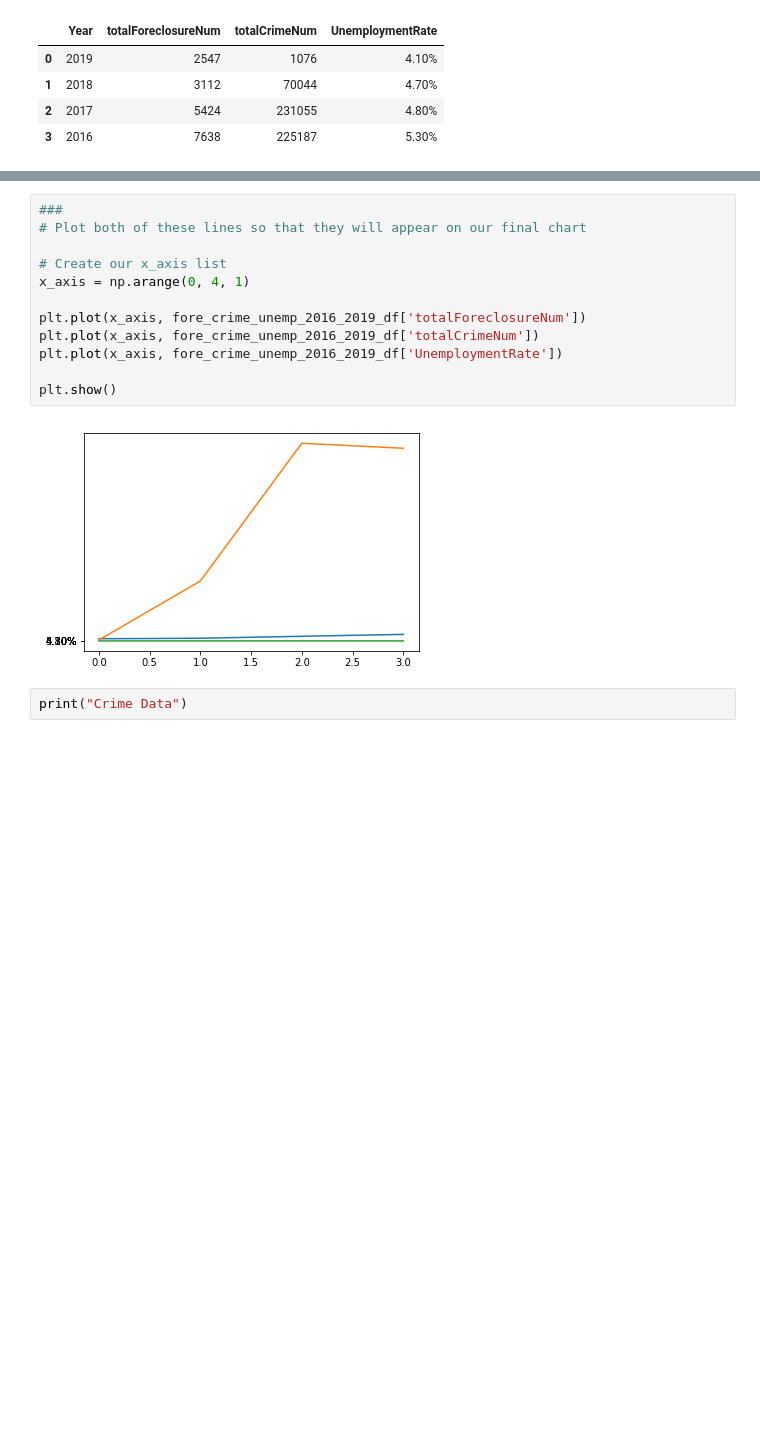
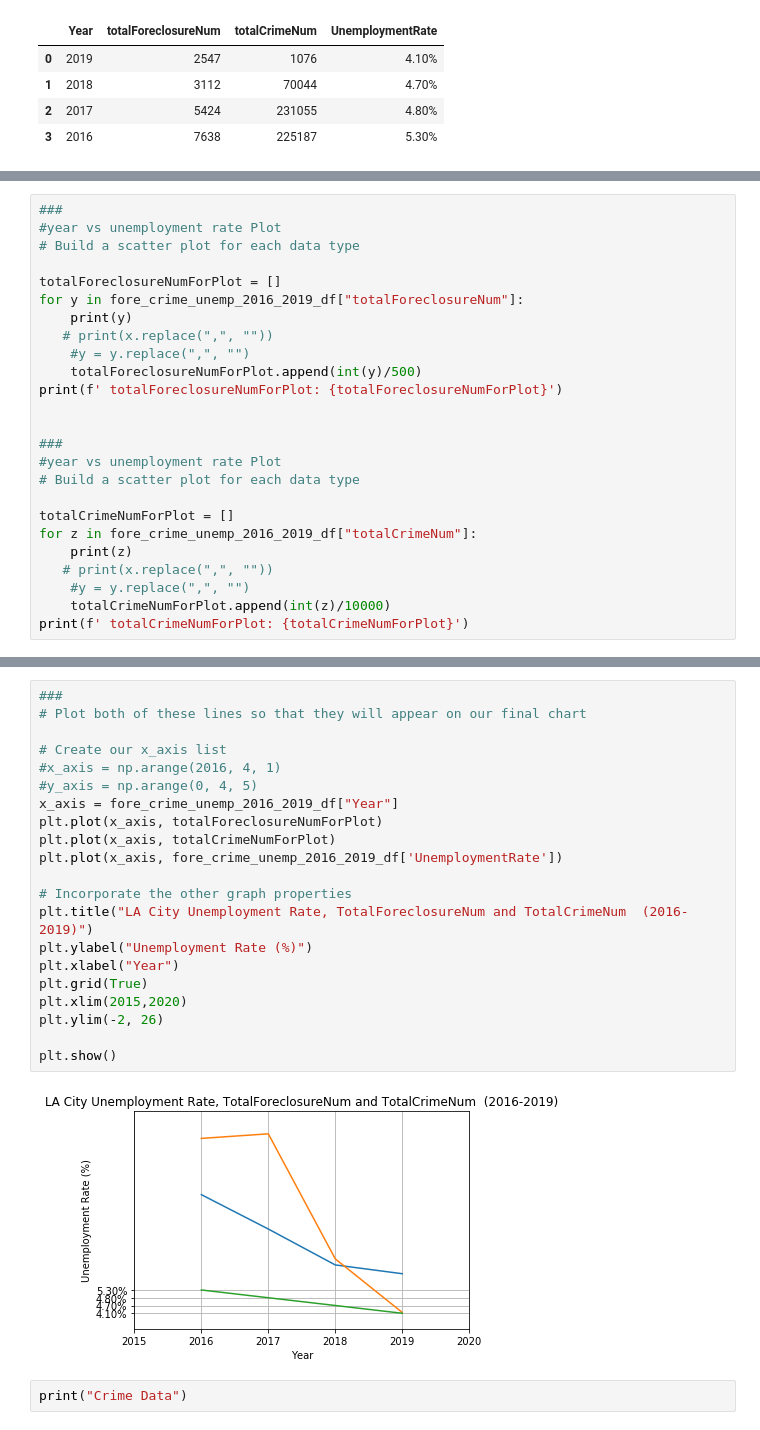
Before and after one commit to lisatian8/python-project1-challenge, a Jupyter notebook: UnemploymentRatePy.ipynb, the cells around one changed output, grey strips where cells are left out. Drawn from its saved outputs; the diff is of its cells as text; blank space fills up the shorter version.

```diff
--- a/UnemploymentRatePy.ipynb
+++ b/UnemploymentRatePy.ipynb
@@ -475,0 +479,25 @@ KeyError: 'LaborForce'
+# %%
+###
+#year vs unemployment rate Plot
+# Build a scatter plot for each data type
+
+totalForeclosureNumForPlot = []
+for y in fore_crime_unemp_2016_2019_df["totalForeclosureNum"]:
+    print(y)
+   # print(x.replace(",", ""))
+    #y = y.replace(",", "")
+    totalForeclosureNumForPlot.append(int(y)/500)
+print(f' totalForeclosureNumForPlot: {totalForeclosureNumForPlot}')
+
+
+###
+#year vs unemployment rate Plot
+# Build a scatter plot for each data type
+
+totalCrimeNumForPlot = []
+for z in fore_crime_unemp_2016_2019_df["totalCrimeNum"]:
+    print(z)
+   # print(x.replace(",", ""))
+    #y = y.replace(",", "")
+    totalCrimeNumForPlot.append(int(z)/10000)
+print(f' totalCrimeNumForPlot: {totalCrimeNumForPlot}')
@@ -476,17 +515,26 @@ KeyError: 'LaborForce'
 # %%
 ###
 # Plot both of these lines so that they will appear on our final chart
 
 # Create our x_axis list
-x_axis = np.arange(0, 4, 1)
-
-plt.plot(x_axis, fore_crime_unemp_2016_2019_df['totalForeclosureNum'])
-plt.plot(x_axis, fore_crime_unemp_2016_2019_df['totalCrimeNum'])
+#x_axis = np.arange(2016, 4, 1)
+#y_axis = np.arange(0, 4, 5)
+x_axis = fore_crime_unemp_2016_2019_df["Year"]
+plt.plot(x_axis, totalForeclosureNumForPlot)
+plt.plot(x_axis, totalCrimeNumForPlot)
 plt.plot(x_axis, fore_crime_unemp_2016_2019_df['UnemploymentRate'])
 
+# Incorporate the other graph properties
+plt.title("LA City Unemployment Rate, TotalForeclosureNum and TotalCrimeNum  (2016-2019)")
+plt.ylabel("Unemployment Rate (%)")
+plt.xlabel("Year")
+plt.grid(True)
+plt.xlim(2015,2020)
+plt.ylim(-2, 26)
+
 plt.show()
 # %% [output]
-[figure, old version]
+[figure, new version]
 # %%
 print("Crime Data")
 # %% [output]
```
Also changed, not shown: parts of 3 cells of this notebook.
